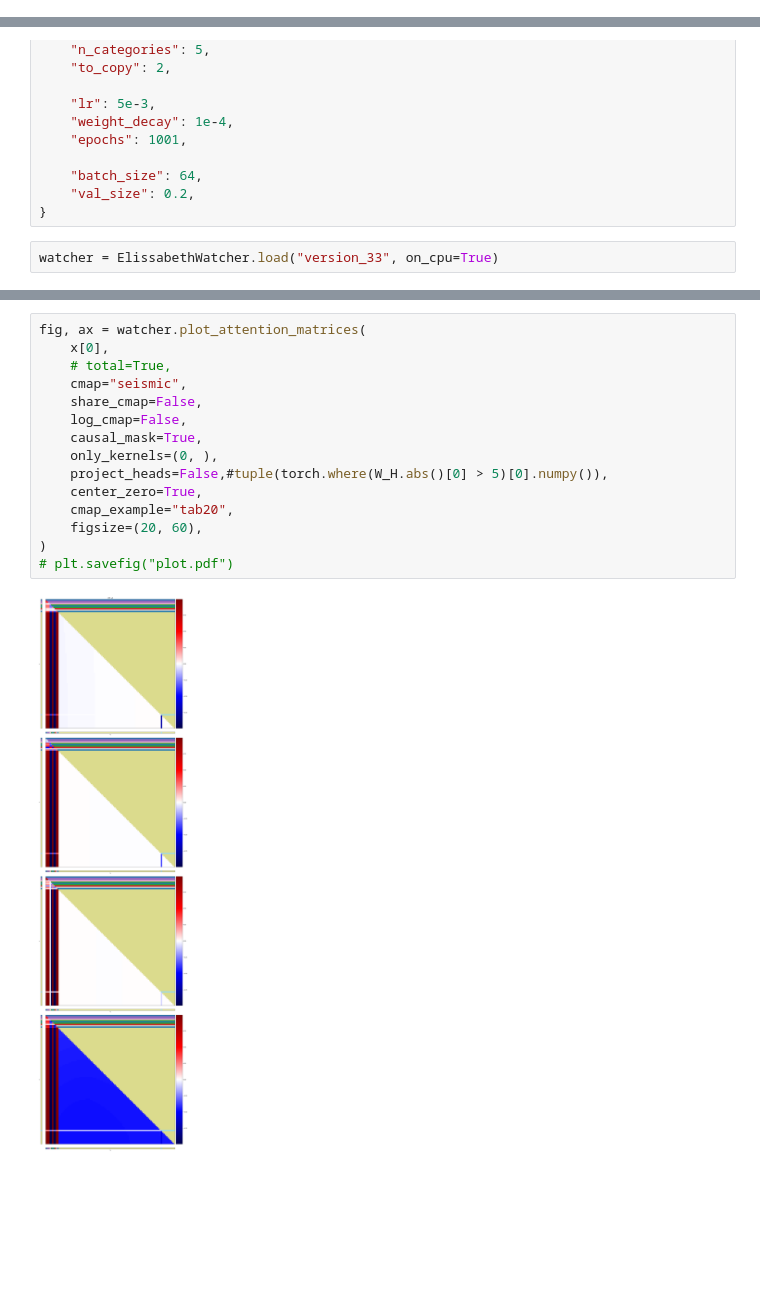
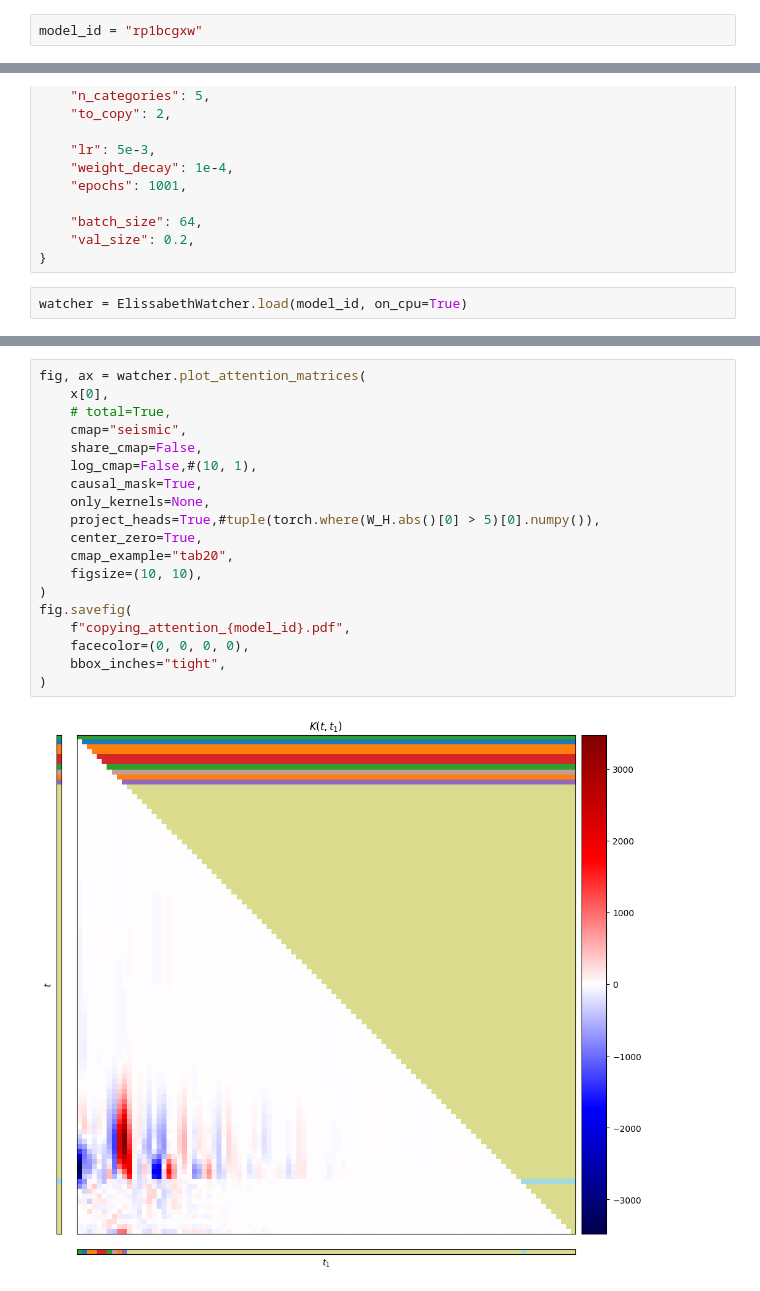
Before and after one commit to irkri/elissabeth, a Jupyter notebook: projects/copying/test.ipynb, the cells around one changed output, grey strips where cells are left out. Cells and saved outputs as stored; diff of their text form; blank space fills up the shorter version.

Commit message:
query and key plots

```diff
--- a/projects/copying/test.ipynb
+++ b/projects/copying/test.ipynb
@@ -3,6 +5,8 @@ import torch
 
 from sainomore.data import copying
 from sainomore.xai import ElissabethWatcher
+# %%
+model_id = "rp1bcgxw"
 # %%
 config = {
     "n_samples": 500,
@@ -18,5 +22,5 @@ config = {
     "val_size": 0.2,
 }
 # %%
-watcher = ElissabethWatcher.load("version_33", on_cpu=True)
+watcher = ElissabethWatcher.load(model_id, on_cpu=True)
 # %%
@@ -74,20 +80,24 @@ fig, ax = watcher.plot_values(
 # %%
 fig, ax = watcher.plot_attention_matrices(
     x[0],
     # total=True,
     cmap="seismic",
     share_cmap=False,
-    log_cmap=False,
+    log_cmap=False,#(10, 1),
     causal_mask=True,
-    only_kernels=(0, ),
-    project_heads=False,#tuple(torch.where(W_H.abs()[0] > 5)[0].numpy()),
+    only_kernels=None,
+    project_heads=True,#tuple(torch.where(W_H.abs()[0] > 5)[0].numpy()),
     center_zero=True,
     cmap_example="tab20",
-    figsize=(20, 60),
+    figsize=(10, 10),
 )
-# plt.savefig("plot.pdf")
+fig.savefig(
+    f"copying_attention_{model_id}.pdf",
+    facecolor=(0, 0, 0, 0),
+    bbox_inches="tight",
+)
 # %% [output]
-[figure, old version]
+[figure, new version]
 # %%
 fig, ax = watcher.plot_parameter_matrix(
     "layers.0.W_H",
```
Also changed, not shown: parts of 15 cells of this notebook, 3 other files.
